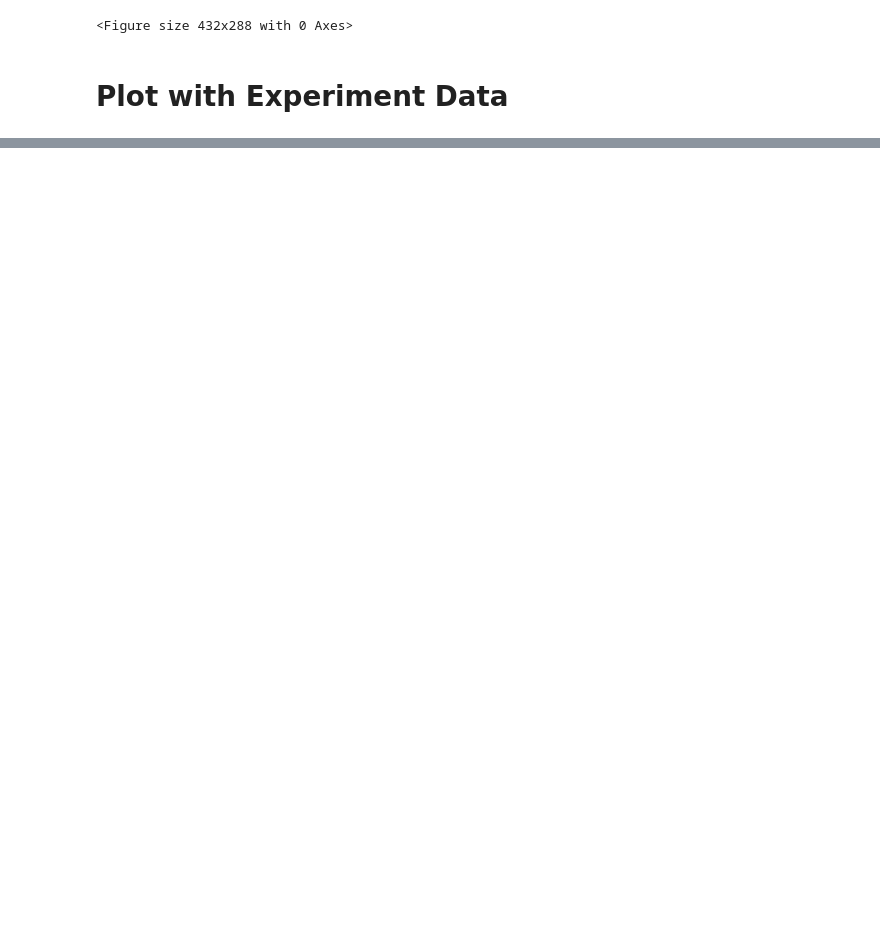
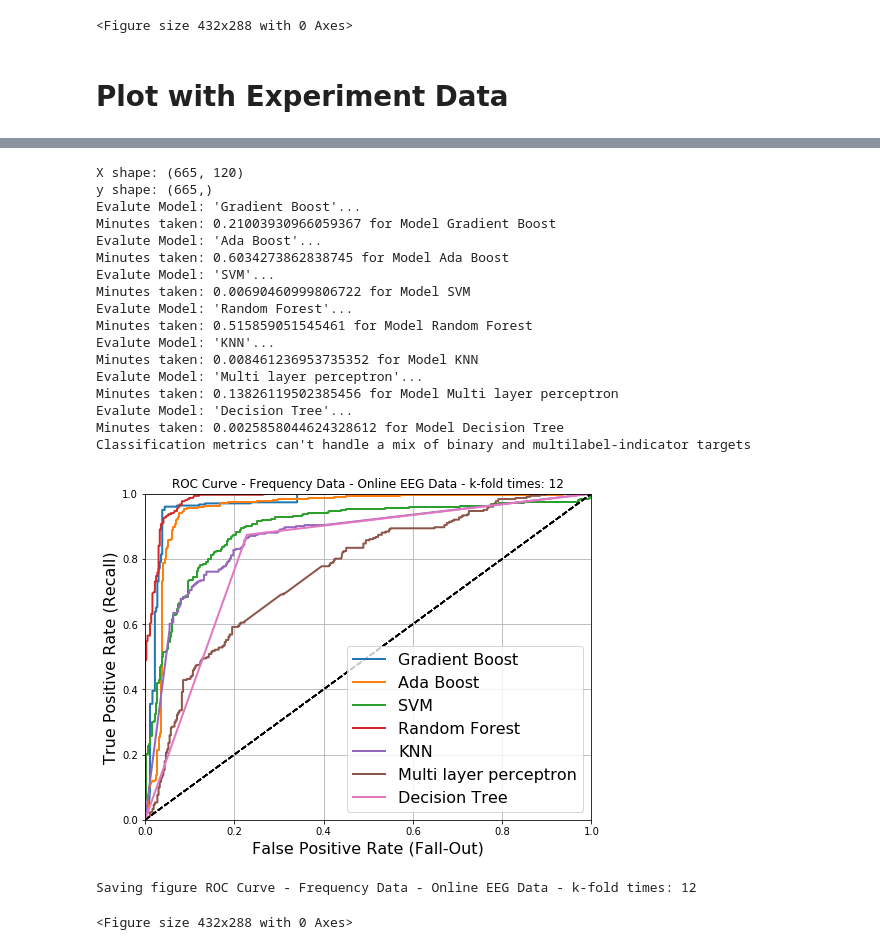
Before and after one commit to mudo121/thesis_eeg, a Jupyter notebook: machine_learning_notebooks/compare_classificators.ipynb, the cells around one changed output, grey strips where cells are left out. Saved outputs shown, nothing was run; the diff lists cells and outputs as text; code cells hidden in the pictures; blank space fills up the shorter version.

```diff
--- a/machine_learning_notebooks/compare_classificators.ipynb
+++ b/machine_learning_notebooks/compare_classificators.ipynb
@@ -313,4 +341,25 @@ KeyboardInterrupt:
 # %%
-evaluteModelsWithRocCurve(modelList, X=X_train_freq_exp, y=X_train_freq_exp,
+evaluteModelsWithRocCurve(modelList, X=X_train_freq_exp, y=y_train_freq_exp,
                           title="ROC Curve - Frequency Data - Online EEG Data",
-                          target_names=targetNames_exp, kFoldTimes=10)
+                          target_names=targetNames_exp, kFoldTimes=12)
+# %% [output]
+X shape: (665, 120)
+y shape: (665,)
+Evalute Model: 'Gradient Boost'...
+Minutes taken: 0.21003930966059367 for Model Gradient Boost
+Evalute Model: 'Ada Boost'...
+Minutes taken: 0.6034273862838745 for Model Ada Boost
+Evalute Model: 'SVM'...
+Minutes taken: 0.00690460999806722 for Model SVM
+Evalute Model: 'Random Forest'...
+Minutes taken: 0.515859051545461 for Model Random Forest
+Evalute Model: 'KNN'...
+Minutes taken: 0.008461236953735352 for Model KNN
+Evalute Model: 'Multi layer perceptron'...
+Minutes taken: 0.13826119502385456 for Model Multi layer perceptron
+Evalute Model: 'Decision Tree'...
+Minutes taken: 0.0025858044624328612 for Model Decision Tree
+Classification metrics can't handle a mix of binary and multilabel-indicator targets
+[figure, added]
+Saving figure ROC Curve - Frequency Data - Online EEG Data - k-fold times: 12
+<Figure size 432x288 with 0 Axes>
```
Also changed, not shown: parts of 6 cells of this notebook, 2 other files.
